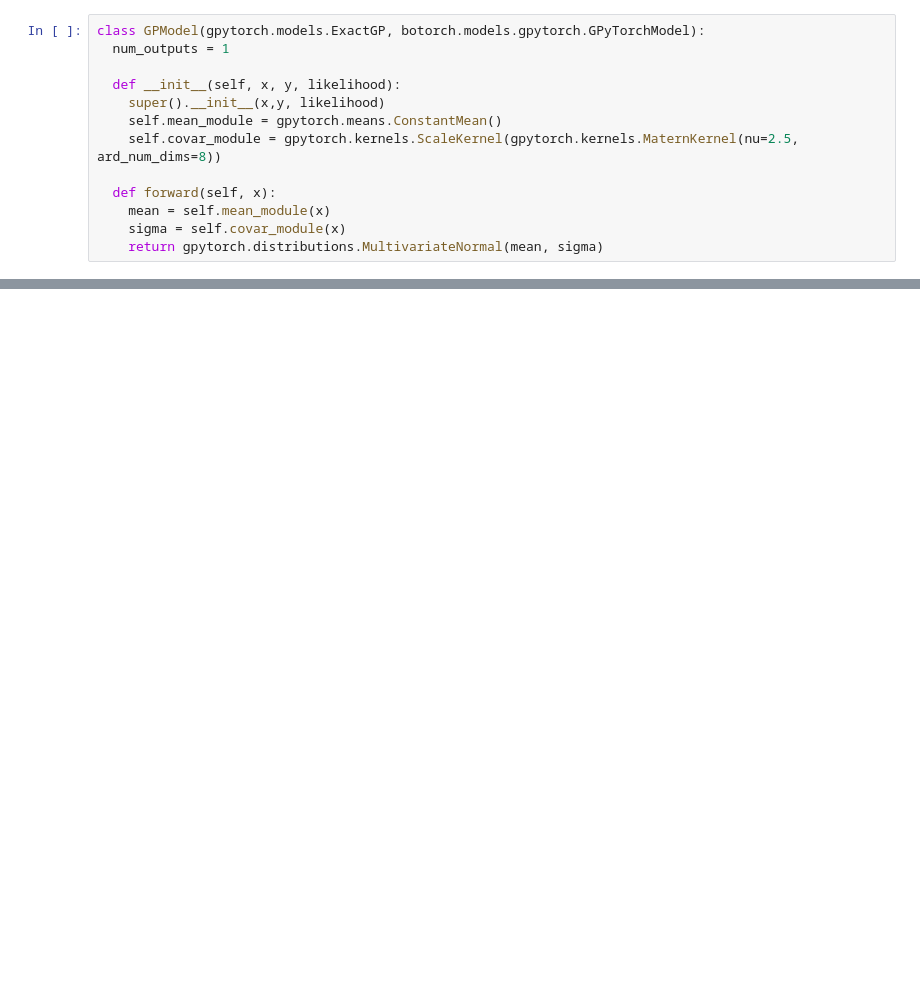
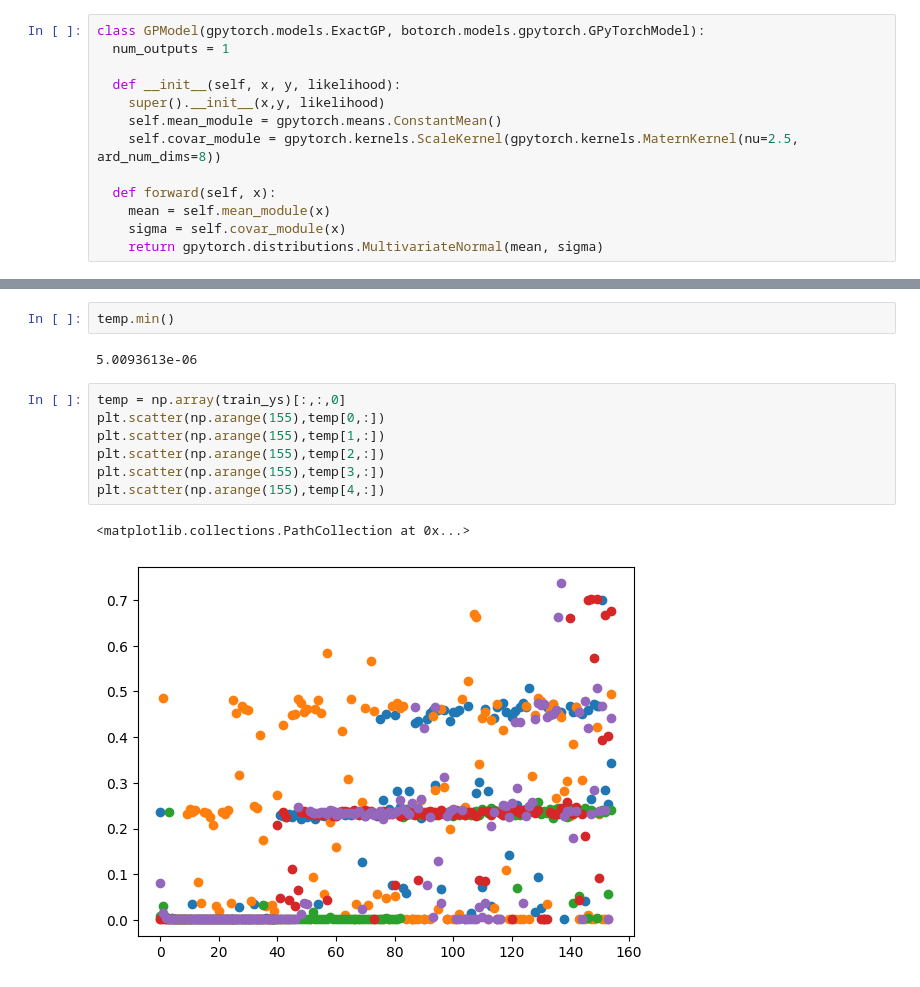
Before and after one commit to aashwinmishra/SLACBeamOptimization, a Jupyter notebook: notebooks/03_SND_MOBO_BoTorch.ipynb, the cells around one changed output, grey strips where cells are left out. Drawn from its saved outputs; the diff is of its cells as text; blank space fills up the shorter version.

```diff
--- a/notebooks/03_SND_MOBO_BoTorch.ipynb
+++ b/notebooks/03_SND_MOBO_BoTorch.ipynb
@@ -223,0 +251,14 @@ Trail:  2
+# %%
+temp.min()
+# %% [output]
+5.0093613e-06
+# %%
+temp = np.array(train_ys)[:,:,0]
+plt.scatter(np.arange(155),temp[0,:])
+plt.scatter(np.arange(155),temp[1,:])
+plt.scatter(np.arange(155),temp[2,:])
+plt.scatter(np.arange(155),temp[3,:])
+plt.scatter(np.arange(155),temp[4,:])
+# %% [output]
+<matplotlib.collections.PathCollection at 0x...>
+[figure, added]
```
Also changed, not shown: parts of 14 cells of this notebook.
